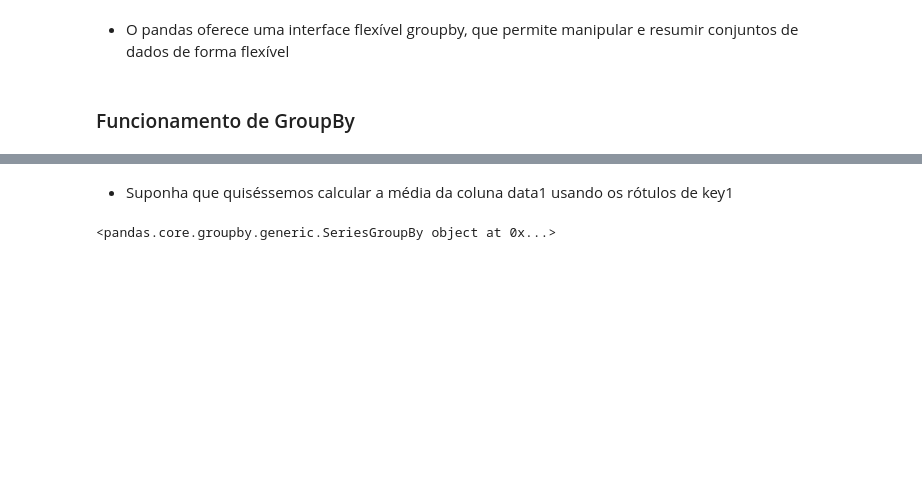
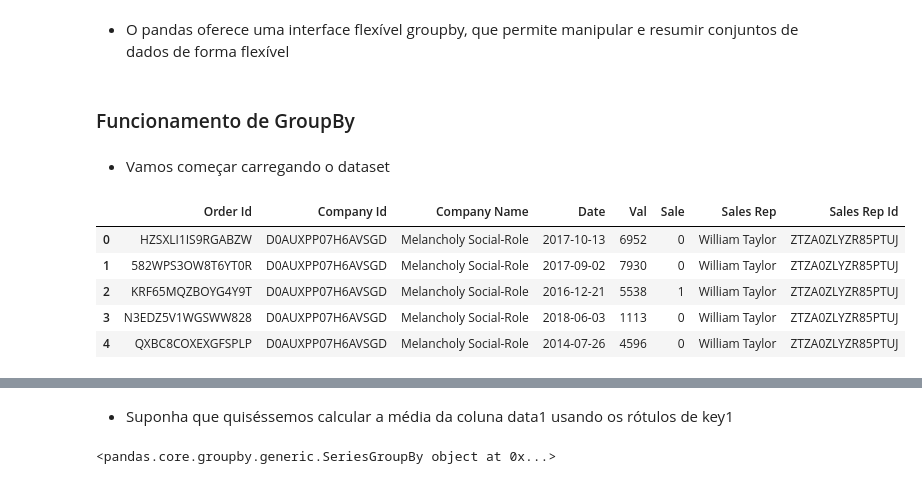
Before and after one commit to andrelbd1/teaching-data-science, a Jupyter notebook: 04. Aggregation.ipynb, the cells around one changed output, grey strips where cells are left out. Drawn from its saved outputs; the diff is of its cells as text; code cells hidden in the pictures; blank space fills up the shorter version.

```diff
--- a/04. Aggregation.ipynb
+++ b/04. Aggregation.ipynb
@@ -7,3 +7,5 @@ import pandas as pd
 import numpy as np
 # %% [markdown]
 ### Funcionamento de GroupBy
+# %% [markdown]
+- Vamos começar carregando o dataset
@@ -9,0 +15,11 @@ import numpy as np
+# %%
+df = pd.merge(order_leads,sales_team, on=['Company Id', 'Company Name'])
+df = df.rename(columns={'Order Value':'Val', 'Converted': 'Sale'})
+df.head()
+# %% [output]
+|  | Order Id | Company Id | Company Name | Date | Val | Sale | Sales Rep | Sales Rep Id |
+| 0 | HZSXLI1IS9RGABZW | D0AUXPP07H6AVSGD | Melancholy Social-Role | 2017-10-13 | 6952 | 0 | William Taylor | ZTZA0ZLYZR85PTUJ |
+| 1 | 582WPS3OW8T6YT0R | D0AUXPP07H6AVSGD | Melancholy Social-Role | 2017-09-02 | 7930 | 0 | William Taylor | ZTZA0ZLYZR85PTUJ |
+| 2 | KRF65MQZBOYG4Y9T | D0AUXPP07H6AVSGD | Melancholy Social-Role | 2016-12-21 | 5538 | 1 | William Taylor | ZTZA0ZLYZR85PTUJ |
+| 3 | N3EDZ5V1WGSWW828 | D0AUXPP07H6AVSGD | Melancholy Social-Role | 2018-06-03 | 1113 | 0 | William Taylor | ZTZA0ZLYZR85PTUJ |
+| 4 | QXBC8COXEXGFSPLP | D0AUXPP07H6AVSGD | Melancholy Social-Role | 2014-07-26 | 4596 | 0 | William Taylor | ZTZA0ZLYZR85PTUJ |
```
Also changed, not shown: parts of 50 cells of this notebook, 3 other files.
